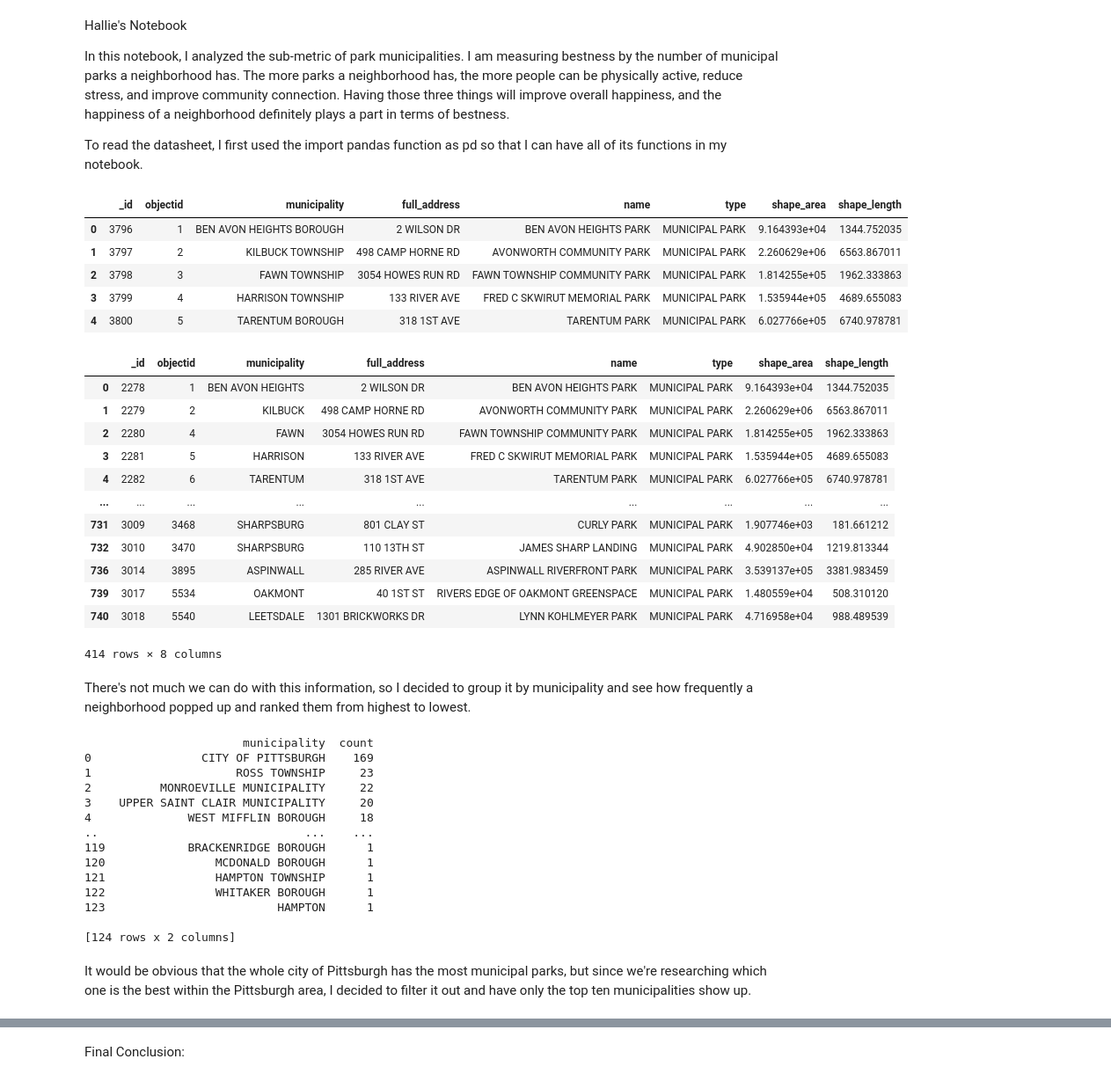
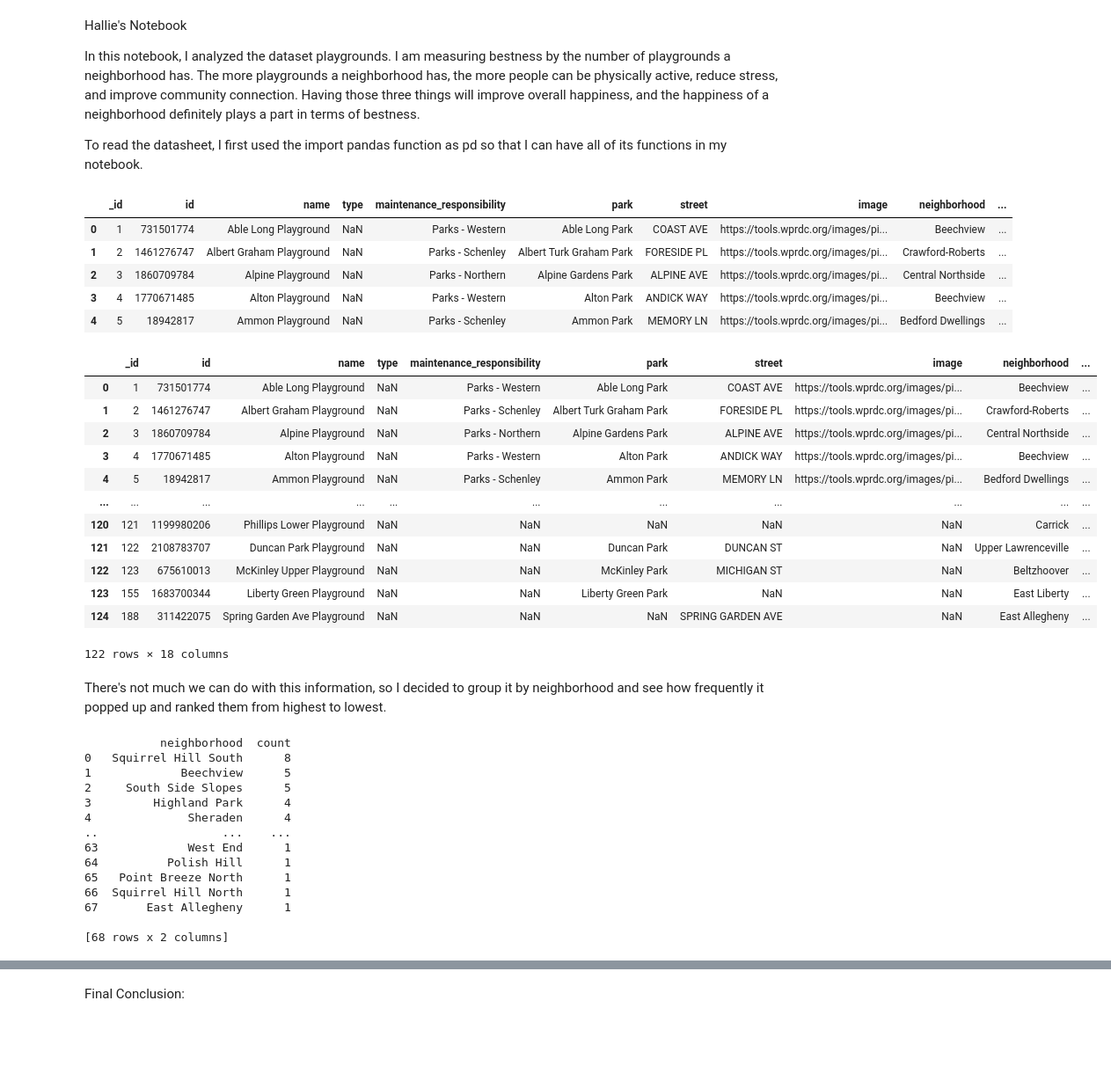
Before and after one commit to aneeshakandala/final_project_cmpinf0011_teamUHA, a Jupyter notebook: Hallie.ipynb, the cells around one changed output, grey strips where cells are left out. Shown at 88% size. Drawn from its saved outputs; the diff is of its cells as text; code cells hidden in the pictures; blank space fills up the shorter version.

Commit message:
finished notebook

```diff
--- a/Hallie.ipynb
+++ b/Hallie.ipynb
@@ -1,7 +1,7 @@
 # %% [markdown]
 Hallie's Notebook
 
-In this notebook, I analyzed the sub-metric of park municipalities. I am measuring bestness by the number of municipal parks a neighborhood has. The more parks a neighborhood has, the more people can be physically active, reduce stress, and improve community connection. Having those three things will improve overall happiness, and the happiness of a neighborhood definitely plays a part in terms of bestness.
+In this notebook, I analyzed the dataset playgrounds. I am measuring bestness by the number of playgrounds a neighborhood has. The more playgrounds a neighborhood has, the more people can be physically active, reduce stress, and improve community connection. Having those three things will improve overall happiness, and the happiness of a neighborhood definitely plays a part in terms of bestness.
 
 To read the datasheet, I first used the import pandas function as pd so that I can have all of its functions in my notebook.
 # %%
@@ -9,13 +9,13 @@ import pandas as pd
 
 %matplotlib inline
 # %%
-park_data = pd.read_csv("https://data.wprdc.org/datastore/dump/8425cf59-fb96-4ac0-b56a-4541ff23b276?bom=True")
-park_data.head()
+p_data = pd.read_csv("https://data.wprdc.org/datastore/dump/47350364-44a8-4d15-b6e0-5f79ddff9367")
+p_data.head()
 # %% [output]
-|  | _id | objectid | municipality | full_address | name | type | shape_area | shape_length |
-| 0 | 3796 | 1 | BEN AVON HEIGHTS BOROUGH | 2 WILSON DR | BEN AVON HEIGHTS PARK | MUNICIPAL PARK | 9.164393e+04 | 1344.752035 |
-| 1 | 3797 | 2 | KILBUCK TOWNSHIP | 498 CAMP HORNE RD | AVONWORTH COMMUNITY PARK | MUNICIPAL PARK | 2.260629e+06 | 6563.867011 |
-| 2 | 3798 | 3 | FAWN TOWNSHIP | 3054 HOWES RUN RD | FAWN TOWNSHIP COMMUNITY PARK | MUNICIPAL PARK | 1.814255e+05 | 1962.333863 |
-| 3 | 3799 | 4 | HARRISON TOWNSHIP | 133 RIVER AVE | FRED C SKWIRUT MEMORIAL PARK | MUNICIPAL PARK | 1.535944e+05 | 4689.655083 |
-| 4 | 3800 | 5 | TARENTUM BOROUGH | 318 1ST AVE | TARENTUM PARK | MUNICIPAL PARK | 6.027766e+05 | 6740.978781 |
+|  | _id | id | name | type | maintenance_responsibility | park | street | image | neighborhood | ... |
+| 0 | 1 | 731501774 | Able Long Playground | NaN | Parks - Western | Able Long Park | COAST AVE | https://tools.wprdc.org/images/pi... | Beechview | ... |
+| 1 | 2 | 1461276747 | Albert Graham Playground | NaN | Parks - Schenley | Albert Turk Graham Park | FORESIDE PL | https://tools.wprdc.org/images/pi... | Crawford-Roberts | ... |
+| 2 | 3 | 1860709784 | Alpine Playground | NaN | Parks - Northern | Alpine Gardens Park | ALPINE AVE | https://tools.wprdc.org/images/pi... | Central Northside | ... |
+| 3 | 4 | 1770671485 | Alton Playground | NaN | Parks - Western | Alton Park | ANDICK WAY | https://tools.wprdc.org/images/pi... | Beechview | ... |
+| 4 | 5 | 18942817 | Ammon Playground | NaN | Parks - Schenley | Ammon Park | MEMORY LN | https://tools.wprdc.org/images/pi... | Bedford Dwellings | ... |
 # %%
@@ -23,47 +23,45 @@ I then had it read the file as park_data.
 # %%
-park_data.groupby('municipality').head()
+p_data.groupby('neighborhood').head()
 # %% [output]
-|  | _id | objectid | municipality | full_address | name | type | shape_area | shape_length |
-| 0 | 2278 | 1 | BEN AVON HEIGHTS | 2 WILSON DR | BEN AVON HEIGHTS PARK | MUNICIPAL PARK | 9.164393e+04 | 1344.752035 |
-| 1 | 2279 | 2 | KILBUCK | 498 CAMP HORNE RD | AVONWORTH COMMUNITY PARK | MUNICIPAL PARK | 2.260629e+06 | 6563.867011 |
-| 2 | 2280 | 4 | FAWN | 3054 HOWES RUN RD | FAWN TOWNSHIP COMMUNITY PARK | MUNICIPAL PARK | 1.814255e+05 | 1962.333863 |
-| 3 | 2281 | 5 | HARRISON | 133 RIVER AVE | FRED C SKWIRUT MEMORIAL PARK | MUNICIPAL PARK | 1.535944e+05 | 4689.655083 |
-| 4 | 2282 | 6 | TARENTUM | 318 1ST AVE | TARENTUM PARK | MUNICIPAL PARK | 6.027766e+05 | 6740.978781 |
-| ... | ... | ... | ... | ... | ... | ... | ... | ... |
-| 731 | 3009 | 3468 | SHARPSBURG | 801 CLAY ST | CURLY PARK | MUNICIPAL PARK | 1.907746e+03 | 181.661212 |
-| 732 | 3010 | 3470 | SHARPSBURG | 110 13TH ST | JAMES SHARP LANDING | MUNICIPAL PARK | 4.902850e+04 | 1219.813344 |
-| 736 | 3014 | 3895 | ASPINWALL | 285 RIVER AVE | ASPINWALL RIVERFRONT PARK | MUNICIPAL PARK | 3.539137e+05 | 3381.983459 |
-| 739 | 3017 | 5534 | OAKMONT | 40 1ST ST | RIVERS EDGE OF OAKMONT GREENSPACE | MUNICIPAL PARK | 1.480559e+04 | 508.310120 |
-| 740 | 3018 | 5540 | LEETSDALE | 1301 BRICKWORKS DR | LYNN KOHLMEYER PARK | MUNICIPAL PARK | 4.716958e+04 | 988.489539 |
+|  | _id | id | name | type | maintenance_responsibility | park | street | image | neighborhood | ... |
+| 0 | 1 | 731501774 | Able Long Playground | NaN | Parks - Western | Able Long Park | COAST AVE | https://tools.wprdc.org/images/pi... | Beechview | ... |
+| 1 | 2 | 1461276747 | Albert Graham Playground | NaN | Parks - Schenley | Albert Turk Graham Park | FORESIDE PL | https://tools.wprdc.org/images/pi... | Crawford-Roberts | ... |
+| 2 | 3 | 1860709784 | Alpine Playground | NaN | Parks - Northern | Alpine Gardens Park | ALPINE AVE | https://tools.wprdc.org/images/pi... | Central Northside | ... |
+| 3 | 4 | 1770671485 | Alton Playground | NaN | Parks - Western | Alton Park | ANDICK WAY | https://tools.wprdc.org/images/pi... | Beechview | ... |
+| 4 | 5 | 18942817 | Ammon Playground | NaN | Parks - Schenley | Ammon Park | MEMORY LN | https://tools.wprdc.org/images/pi... | Bedford Dwellings | ... |
+| ... | ... | ... | ... | ... | ... | ... | ... | ... | ... | ... |
+| 120 | 121 | 1199980206 | Phillips Lower Playground | NaN | NaN | NaN | NaN | NaN | Carrick | ... |
+| 121 | 122 | 2108783707 | Duncan Park Playground | NaN | NaN | Duncan Park | DUNCAN ST | NaN | Upper Lawrenceville | ... |
+| 122 | 123 | 675610013 | McKinley Upper Playground | NaN | NaN | McKinley Park | MICHIGAN ST | NaN | Beltzhoover | ... |
+| 123 | 155 | 1683700344 | Liberty Green Playground | NaN | NaN | Liberty Green Park | NaN | NaN | East Liberty | ... |
+| 124 | 188 | 311422075 | Spring Garden Ave Playground | NaN | NaN | NaN | SPRING GARDEN AVE | NaN | East Allegheny | ... |
-414 rows × 8 columns
+122 rows × 18 columns
 # %% [markdown]
-There's not much we can do with this information, so I decided to group it by municipality and see how frequently a neighborhood popped up and ranked them from highest to lowest.
+There's not much we can do with this information, so I decided to group it by neighborhood and see how frequently it popped up and ranked them from highest to lowest.
 # %%
 
 
 counts = (
-    park_data[park_data["municipality"].str.lower() != "pittsburgh"]["municipality"]
+    p_data[p_data["neighborhood"].str.lower() != "pittsburgh"]["neighborhood"]
     .value_counts()
     .reset_index()
 )
 
-counts.columns = ["municipality", "count"]
+counts.columns = ["neighborhood", "count"]
 
 print(counts)
 # %% [output]
-                       municipality  count
-0                CITY OF PITTSBURGH    169
-1                     ROSS TOWNSHIP     23
-2          MONROEVILLE MUNICIPALITY     22
-3    UPPER SAINT CLAIR MUNICIPALITY     20
-4              WEST MIFFLIN BOROUGH     18
-..                              ...    ...
-119            BRACKENRIDGE BOROUGH      1
-120                MCDONALD BOROUGH      1
-121                HAMPTON TOWNSHIP      1
-122                WHITAKER BOROUGH      1
-123                         HAMPTON      1
+           neighborhood  count
+0   Squirrel Hill South      8
+1             Beechview      5
+2     South Side Slopes      5
+3         Highland Park      4
+4              Sheraden      4
+..                  ...    ...
+63             West End      1
+64          Polish Hill      1
+65   Point Breeze North      1
+66  Squirrel Hill North      1
+67       East Allegheny      1
 
-[124 rows x 2 columns]
+[68 rows x 2 columns]
-# %% [markdown]
-It would be obvious that the whole city of Pittsburgh has the most municipal parks, but since we're researching which one is the best within the Pittsburgh area, I decided to filter it out and have only the top ten municipalities show up.
```
Also changed, not shown: parts of 9 cells of this notebook.
